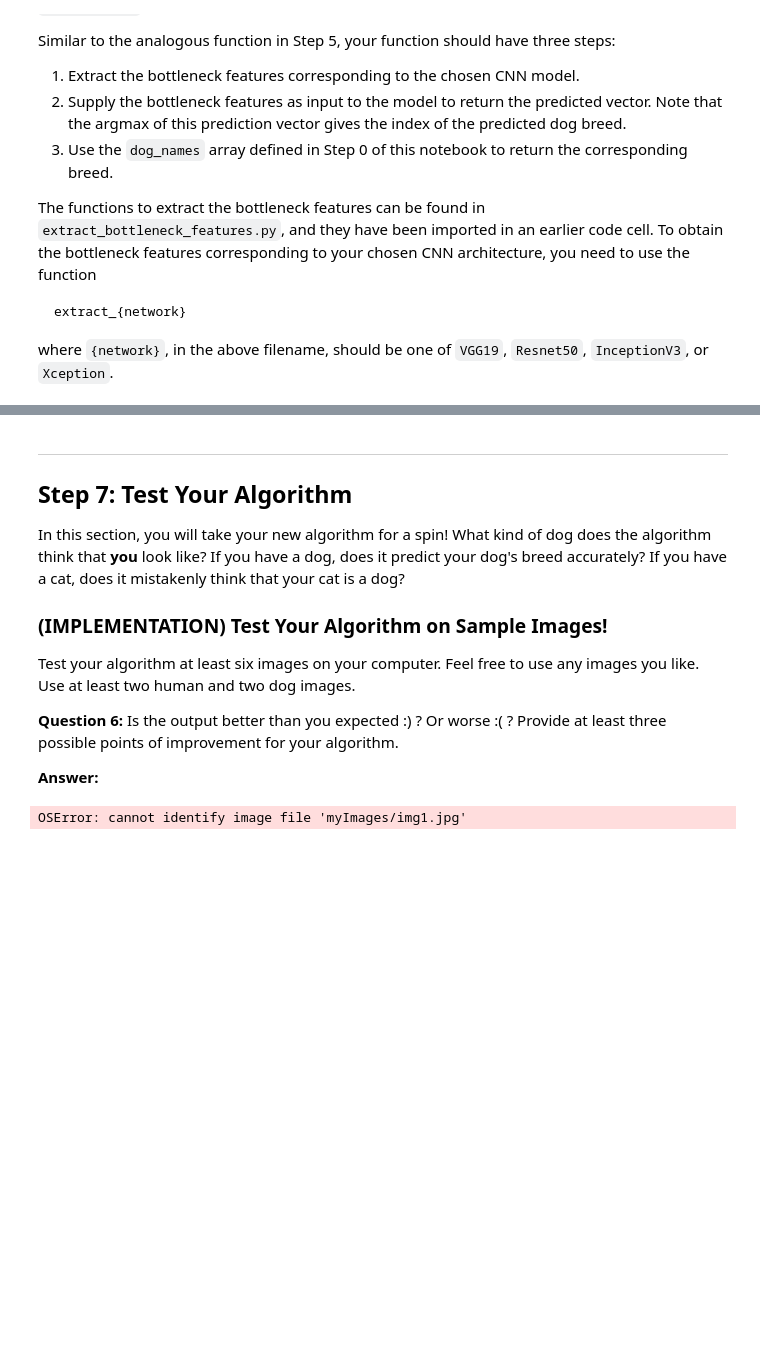
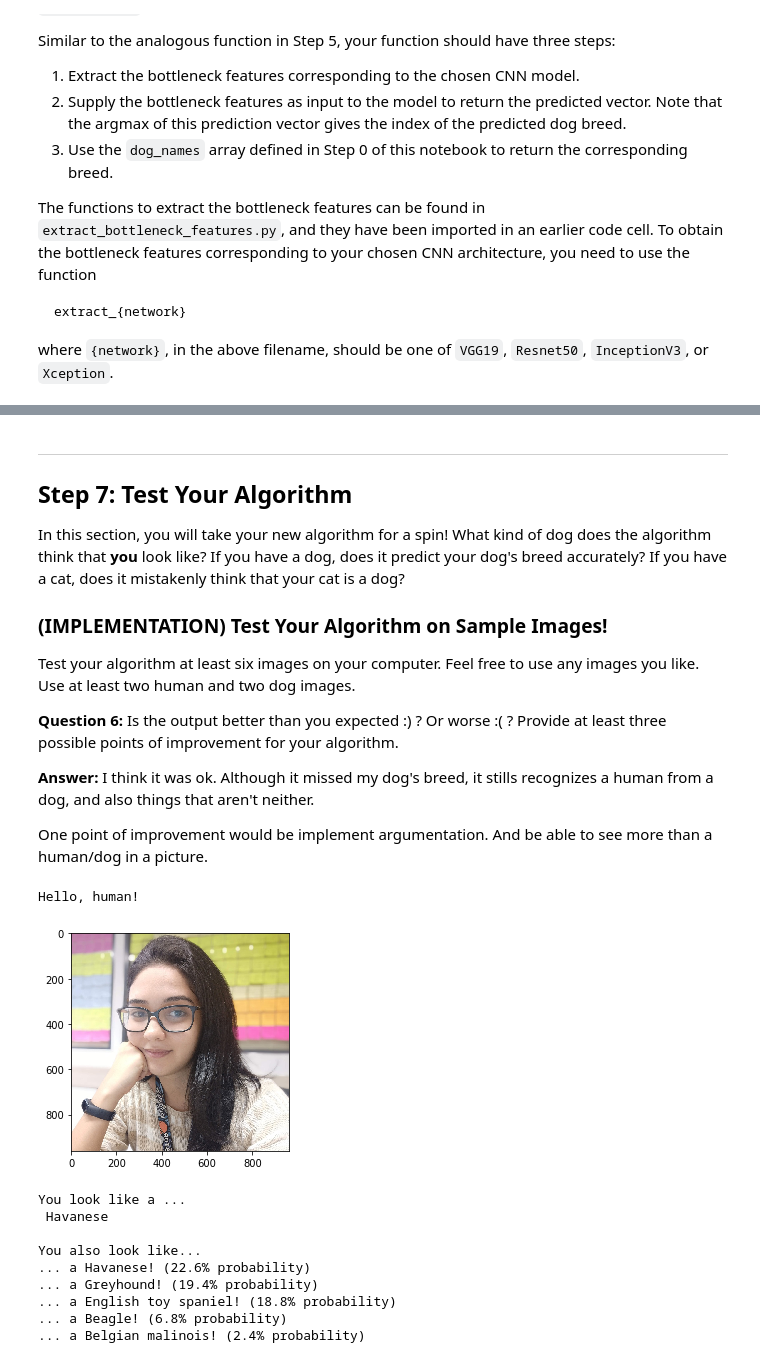
Before and after one commit to camilabga/machine-learning, a Jupyter notebook: dog-project/dog_app.ipynb, the cells around one changed output, grey strips where cells are left out. Drawn from its saved outputs; the diff is of its cells as text; code cells hidden in the pictures; blank space fills up the shorter version.

```diff
--- a/dog-project/dog_app.ipynb
+++ b/dog-project/dog_app.ipynb
@@ -776,6 +776,8 @@ def breed_predict(img_path):
         plt.show()
         print('You look like a ...\n {0}'.format(breeds[0]))
     else:
+        plt.imshow(image)
+        plt.show()
         print('Hmmmm...\nNo dog or human face was detected in your image :(')
         return
 
@@ -802,12 +804,20 @@ Test your algorithm at least six images on your computer.  Feel free to use any
 
 __Question 6:__ Is the output better than you expected :) ?  Or worse :( ?  Provide at least three possible points of improvement for your algorithm.
 
-__Answer:__
+__Answer:__ I think it was ok. Although it missed my dog's breed, it stills recognizes a human from a dog, and also things that aren't neither.
+
+One point of improvement would be implement argumentation. And be able to see more than a human/dog in a picture.
-# %%
-## TODO: Execute your algorithm from Step 6 on
-## at least 6 images on your computer.
-## Feel free to use as many code cells as needed.
-
-breed_predict('myImages/img1.jpg')
-# %% [output]
-OSError: cannot identify image file 'myImages/img1.jpg'
+# %%
+breed_predict("personal/img1.jpg")
+# %% [output]
+Hello, human!
+[figure, added]
+You look like a ...
+ Havanese
+
+You also look like...
+... a Havanese! (22.6% probability)
+... a Greyhound! (19.4% probability)
+... a English toy spaniel! (18.8% probability)
+... a Beagle! (6.8% probability)
+... a Belgian malinois! (2.4% probability)
```
Also changed, not shown: parts of 10 cells of this notebook.
